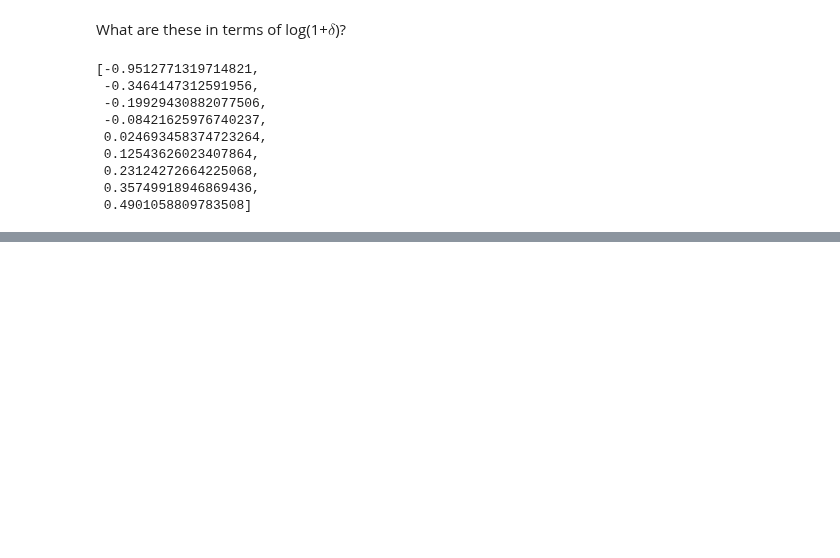
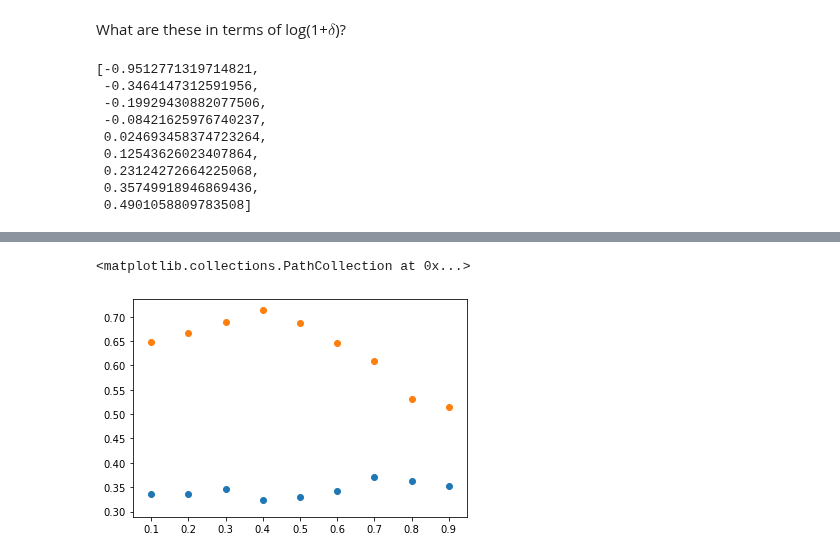
Before and after one commit to jwuphysics/HI-convnets, a Jupyter notebook: notebook/Environment results.ipynb, the cells around one changed output, grey strips where cells are left out. Drawn from its saved outputs; the diff is of its cells as text; code cells hidden in the pictures; blank space fills up the shorter version.

Commit message:
verify similar env transition for xGASS

```diff
--- a/notebook/Environment results.ipynb
+++ b/notebook/Environment results.ipynb
@@ -122,0 +196,6 @@ plt.savefig(f'{PATH}/results/figures/environment-trends.png')
+# %%
+xg = (pd.read_csv(f'{PATH}/data/xGASS_representative_sample.csv', index_col=0)
+        .join(pd.read_csv(f"{PATH}/data/xGASS-delta_5.csv", index_col="GASS"), on="GASS", rsuffix='d5')
+     )
+
+xg['logfgas'] = xg.lgMHI - xg.lgMstar
@@ -122,0 +212,31 @@ plt.savefig(f'{PATH}/results/figures/environment-trends.png')
+# %%
+env_means = []
+env_stds = []
+norm_factors = []
+logd5_means = []
+
+for q in np.arange(0.1, 1.0, 0.1):
+    q1 = q-0.1
+    q2 = q+0.1
+
+    # mean +/- std
+    fn = f"{PATH}/results/environment/transition-xgass/overdense_{q1:.2f}-{q2:.2f}.txt"
+    res = np.genfromtxt(fn)
+
+    env_means.append(res.mean())
+    env_stds.append(res.std())
+
+    # inherent scatter
+    q_range = (xg.delta_5 >= xg.delta_5.quantile(q1)) & (xg.delta_5 < xg.delta_5.quantile(q2))
+    norm_factors.append(xg[q_range].logfgas.std())
+
+    logd5_means.append(np.nanmean(np.log10(xg[q_range].delta_5)))
+
+
+
+env_means = np.array(env_means)
+env_stds = np.array(env_stds)
+norm_factors = np.array(norm_factors)
+logd5_means = np.array(logd5_means)
+
+overall_std = xg.logfgas.std()
@@ -122,0 +247,6 @@ plt.savefig(f'{PATH}/results/figures/environment-trends.png')
+# %%
+plt.scatter(np.arange(0.1, 1.0, 0.1), env_means)
+plt.scatter(np.arange(0.1, 1.0, 0.1), norm_factors)
+# %% [output]
+<matplotlib.collections.PathCollection at 0x...>
+[figure, added]
```
Also changed, not shown: parts of 13 cells of this notebook.
